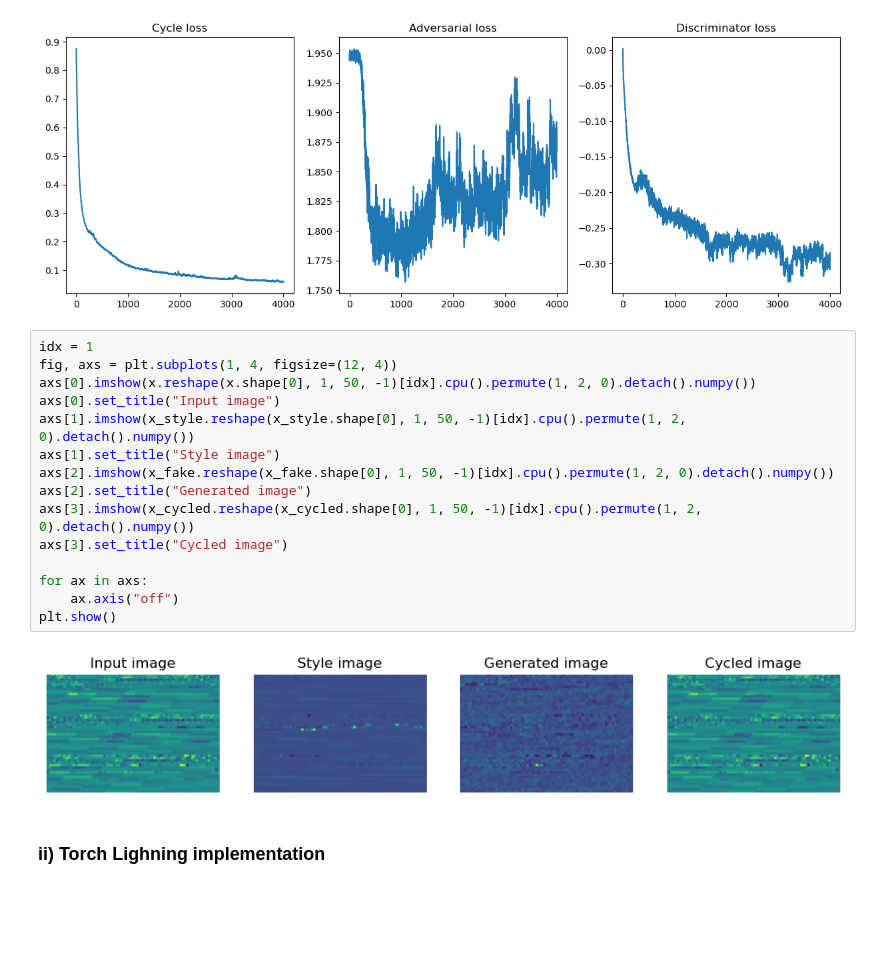
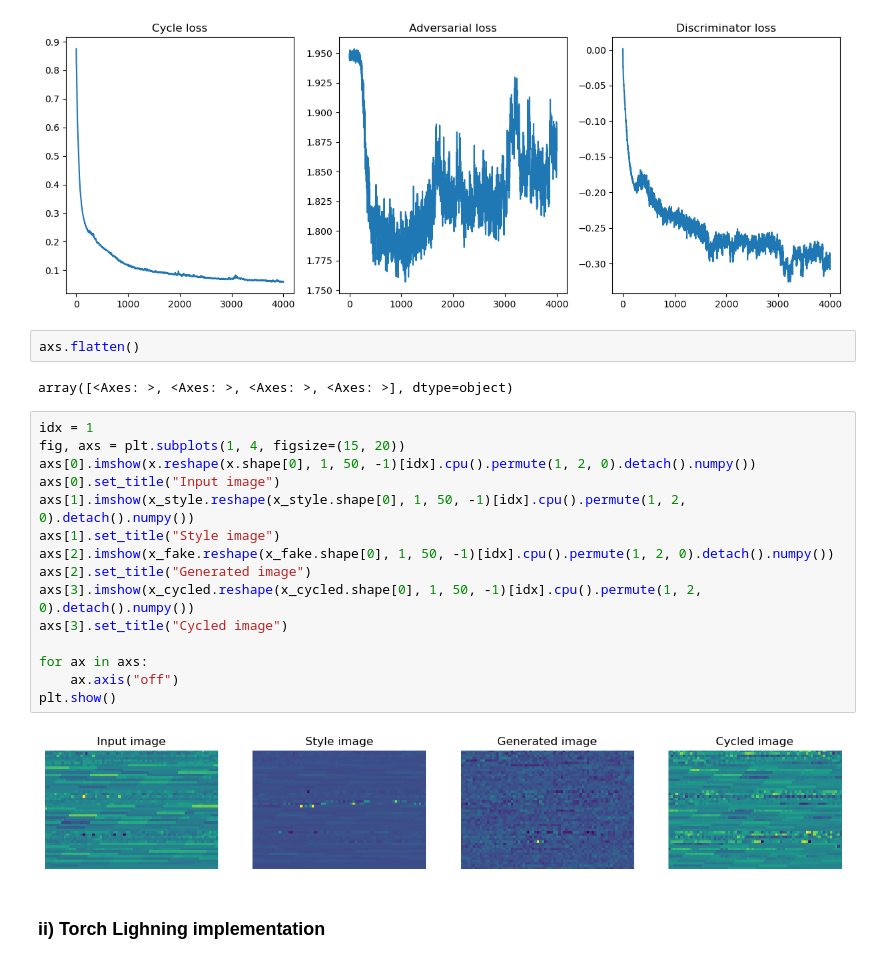
Before and after one commit to afermg/jump_attribution, a Jupyter notebook: workspace/analysis/gans_profiles.ipynb, the cells around one changed output. Drawn from its saved outputs; the diff is of its cells as text; blank space fills up the shorter version.

```diff
--- a/workspace/analysis/gans_profiles.ipynb
+++ b/workspace/analysis/gans_profiles.ipynb
@@ -583,23 +585,27 @@ ax3.set_title("Discriminator loss")
 plt.show()
 # %% [output]
 [figure]
+# %%
+axs.flatten()
+# %% [output]
+array([<Axes: >, <Axes: >, <Axes: >, <Axes: >], dtype=object)
 # %%
 idx = 1
-fig, axs = plt.subplots(1, 4, figsize=(12, 4))
+fig, axs = plt.subplots(1, 4, figsize=(15, 20))
 axs[0].imshow(x.reshape(x.shape[0], 1, 50, -1)[idx].cpu().permute(1, 2, 0).detach().numpy())
 axs[0].set_title("Input image")
 axs[1].imshow(x_style.reshape(x_style.shape[0], 1, 50, -1)[idx].cpu().permute(1, 2, 0).detach().numpy())
 axs[1].set_title("Style image")
 axs[2].imshow(x_fake.reshape(x_fake.shape[0], 1, 50, -1)[idx].cpu().permute(1, 2, 0).detach().numpy())
 axs[2].set_title("Generated image")
 axs[3].imshow(x_cycled.reshape(x_cycled.shape[0], 1, 50, -1)[idx].cpu().permute(1, 2, 0).detach().numpy())
 axs[3].set_title("Cycled image")
 
 for ax in axs:
     ax.axis("off")
 plt.show()
 # %% [output]
-[figure, old version]
+[figure, new version]
 # %% [markdown]
 ### ii)  Torch Lighning implementation
 # %% [markdown]
```
Also changed, not shown: parts of 1 cell of this notebook, 3 other files.
